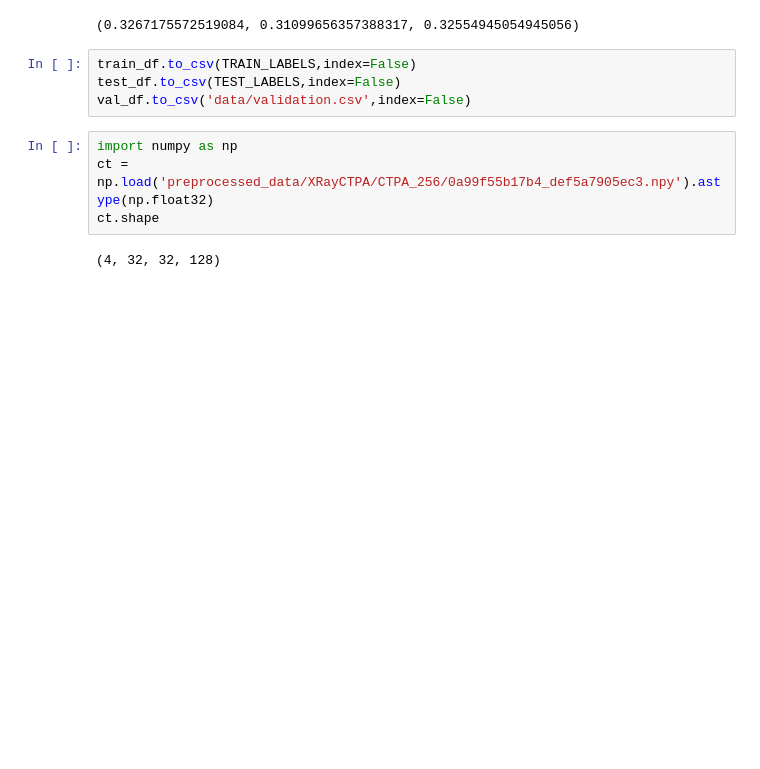
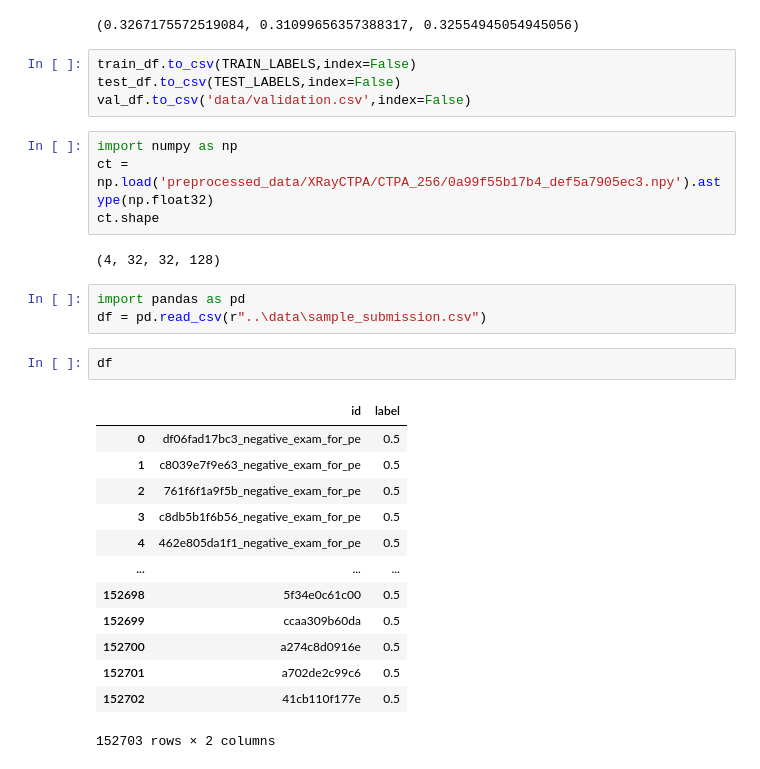
Before and after one commit to MaorSagi/X-ray2CTPA, a Jupyter notebook: drafts/sanity.ipynb, the cells around one changed output. Drawn from its saved outputs; the diff is of its cells as text; blank space fills up the shorter version.

```diff
--- a/drafts/sanity.ipynb
+++ b/drafts/sanity.ipynb
@@ -224,3 +230,22 @@ ct =  np.load('preprocessed_data/XRayCTPA/CTPA_256/0a99f55b17b4_def5a7905ec3.npy
 ct.shape
 # %% [output]
 (4, 32, 32, 128)
+# %%
+import pandas as pd
+df = pd.read_csv(r"..\data\sample_submission.csv")
+# %%
+df
+# %% [output]
+|  | id | label |
+| 0 | df06fad17bc3_negative_exam_for_pe | 0.5 |
+| 1 | c8039e7f9e63_negative_exam_for_pe | 0.5 |
+| 2 | 761f6f1a9f5b_negative_exam_for_pe | 0.5 |
+| 3 | c8db5b1f6b56_negative_exam_for_pe | 0.5 |
+| 4 | 462e805da1f1_negative_exam_for_pe | 0.5 |
+| ... | ... | ... |
+| 152698 | 5f34e0c61c00 | 0.5 |
+| 152699 | ccaa309b60da | 0.5 |
+| 152700 | a274c8d0916e | 0.5 |
+| 152701 | a702de2c99c6 | 0.5 |
+| 152702 | 41cb110f177e | 0.5 |
+152703 rows × 2 columns
```
Also changed, not shown: parts of 10 cells of this notebook, 8 other files.
